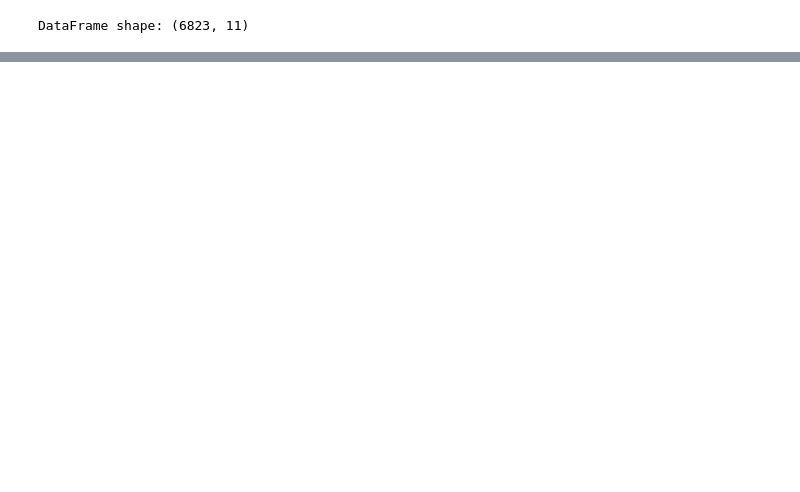
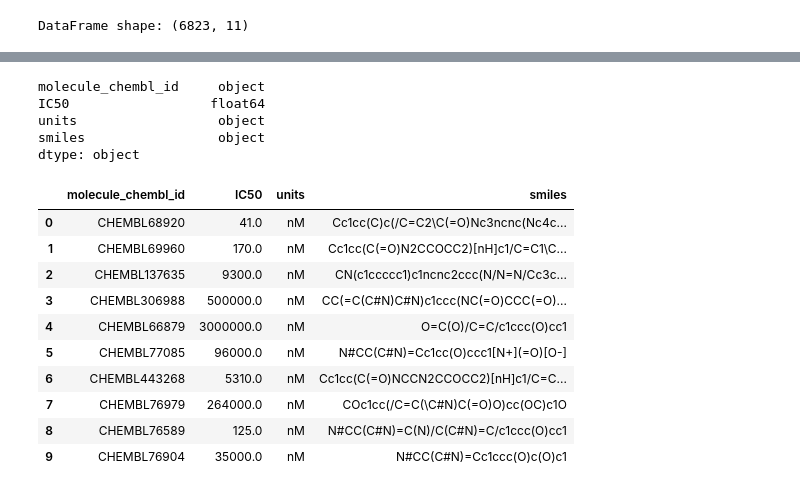
Before and after one commit to DeokhyeonYoon/Practice_for_DrugDiscovery, a Jupyter notebook: Chemical_similarity_search_and_Ligand_stability/tutorial_1.ipynb, the cells around one changed output, grey strips where cells are left out. Saved outputs shown, nothing was run; the diff lists cells and outputs as text; code cells hidden in the pictures; blank space fills up the shorter version.

```diff
--- a/Chemical_similarity_search_and_Ligand_stability/tutorial_1.ipynb
+++ b/Chemical_similarity_search_and_Ligand_stability/tutorial_1.ipynb
@@ -312,0 +319,22 @@ print(f"Dataset with {output_df.shape[0]} entries.")
+# %%
+output_df.dtypes
+# %% [output]
+molecule_chembl_id     object
+IC50                  float64
+units                  object
+smiles                 object
+dtype: object
+# %%
+output_df.head(10)
+# %% [output]
+|  | molecule_chembl_id | IC50 | units | smiles |
+| 0 | CHEMBL68920 | 41.0 | nM | Cc1cc(C)c(/C=C2\C(=O)Nc3ncnc(Nc4c... |
+| 1 | CHEMBL69960 | 170.0 | nM | Cc1cc(C(=O)N2CCOCC2)[nH]c1/C=C1\C... |
+| 2 | CHEMBL137635 | 9300.0 | nM | CN(c1ccccc1)c1ncnc2ccc(N/N=N/Cc3c... |
+| 3 | CHEMBL306988 | 500000.0 | nM | CC(=C(C#N)C#N)c1ccc(NC(=O)CCC(=O)... |
+| 4 | CHEMBL66879 | 3000000.0 | nM | O=C(O)/C=C/c1ccc(O)cc1 |
+| 5 | CHEMBL77085 | 96000.0 | nM | N#CC(C#N)=Cc1cc(O)ccc1[N+](=O)[O-] |
+| 6 | CHEMBL443268 | 5310.0 | nM | Cc1cc(C(=O)NCCN2CCOCC2)[nH]c1/C=C... |
+| 7 | CHEMBL76979 | 264000.0 | nM | COc1cc(/C=C(\C#N)C(=O)O)cc(OC)c1O |
+| 8 | CHEMBL76589 | 125.0 | nM | N#CC(C#N)=C(N)/C(C#N)=C/c1ccc(O)cc1 |
+| 9 | CHEMBL76904 | 35000.0 | nM | N#CC(C#N)=Cc1ccc(O)c(O)c1 |
```
Also changed, not shown: parts of 19 cells of this notebook, 5 other files.
